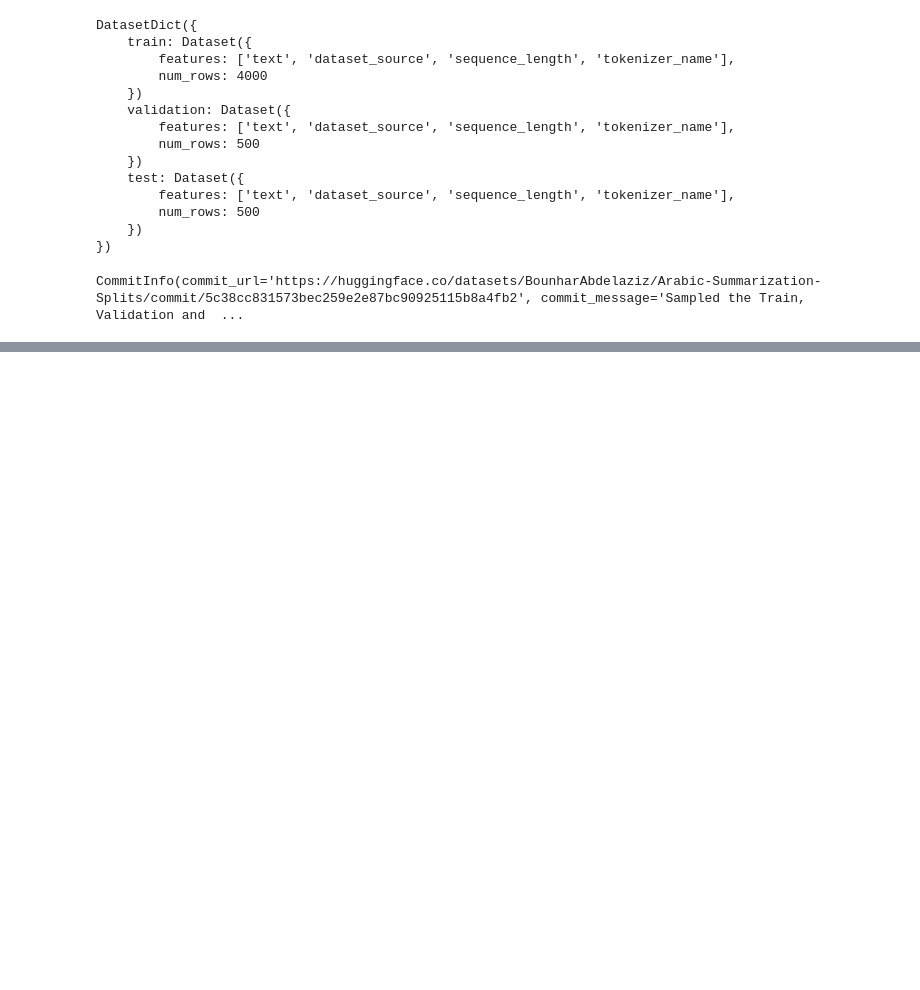
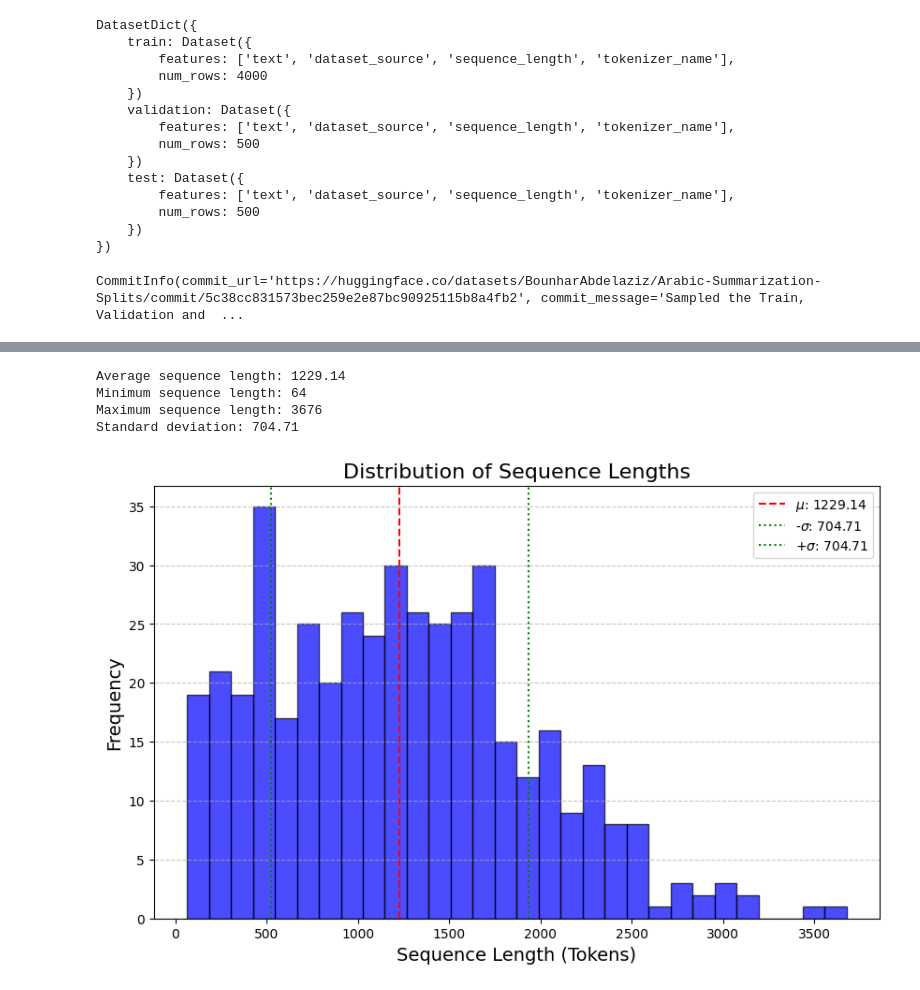
Before and after one commit to ybendou/Arabic-Summurization, a Jupyter notebook: data/data_collection_and_exploration.ipynb, the cells around one changed output, grey strips where cells are left out. Drawn from its saved outputs; the diff is of its cells as text; code cells hidden in the pictures; blank space fills up the shorter version.

```diff
--- a/data/data_collection_and_exploration.ipynb
+++ b/data/data_collection_and_exploration.ipynb
@@ -502,0 +590,9 @@ CommitInfo(commit_url='https://huggingface.co/datasets/BounharAbdelaziz/Arabic-S
+# %%
+# plot the new sequence length statistics
+_, _ =get_sequence_length_statistics(eval_dataset)
+# %% [output]
+Average sequence length: 1229.14
+Minimum sequence length: 64
+Maximum sequence length: 3676
+Standard deviation: 704.71
+[figure, added]
```
Also changed, not shown: parts of 12 cells of this notebook.
